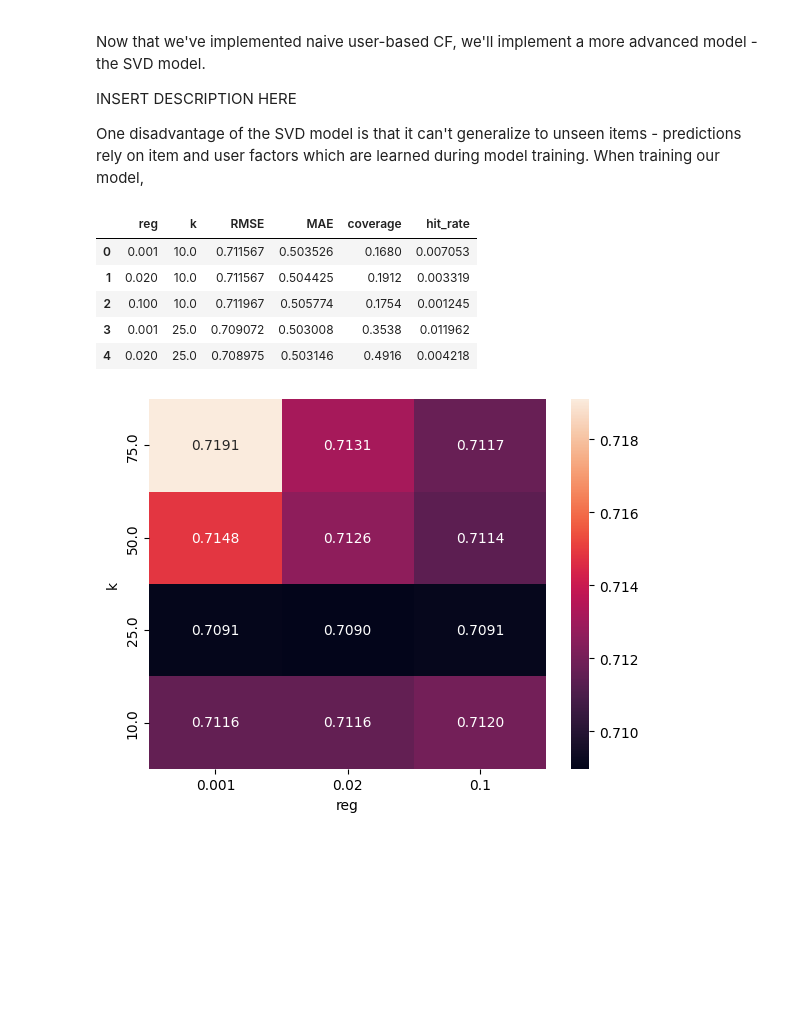
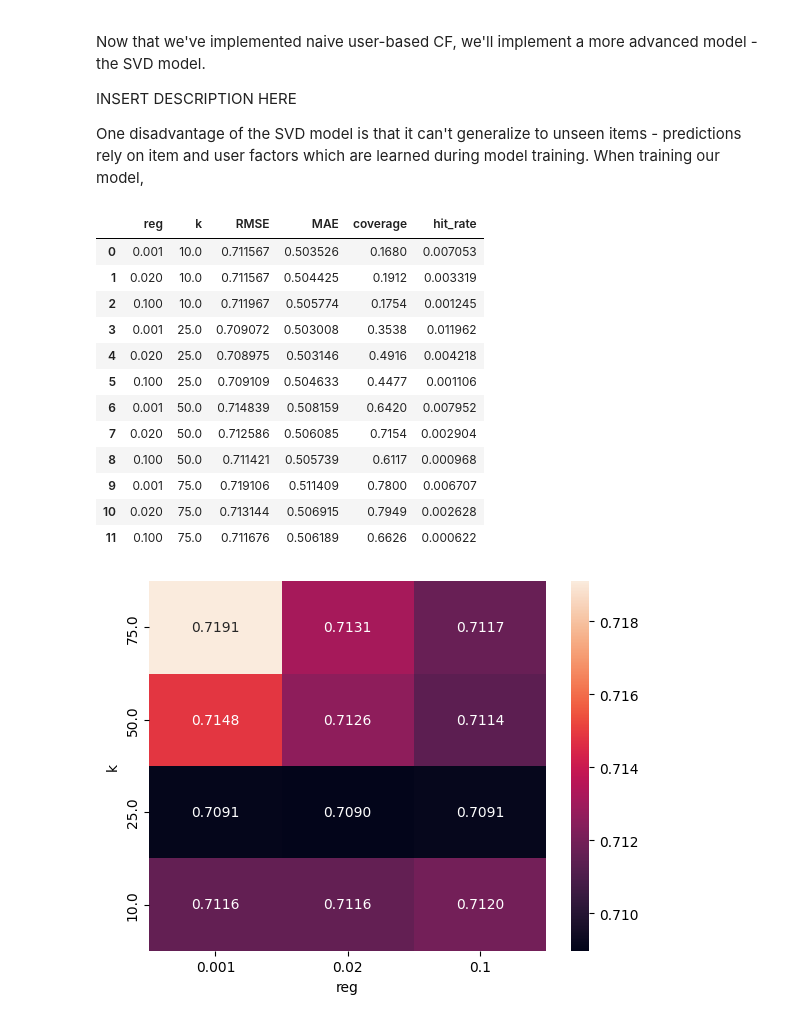
Before and after one commit to LucasLyons/Beer-Project, a Jupyter notebook: notebooks/04_SVD.ipynb, the cells around one changed output. Cells and saved outputs as stored; diff of their text form; code cells hidden in the pictures; blank space fills up the shorter version.

```diff
--- a/notebooks/04_SVD.ipynb
+++ b/notebooks/04_SVD.ipynb
@@ -52,7 +52,7 @@ models = []
 grid_search = pd.DataFrame(columns=('reg', 'k', 'RMSE', 'MAE', 'coverage', 'hit_rate'))
 for k, reg in grid:
     # fit model with grid params
-    model = SVD(k=k, reg=reg)
+    model = ManualSVD(k=k, reg=reg)
     model.fit(ui_csr, validation, verbose=False)
     #evaluate
     N_1, N_2 = 100, 10
@@ -70,14 +70,21 @@ with open("../artifacts/models.pkl", "rb") as f:
 with open("../data/grid_search.pkl", "rb") as f:
     grid_search = pickle.load(f)
 # %%
-grid_search.head()
+grid_search
 # %% [output]
 |  | reg | k | RMSE | MAE | coverage | hit_rate |
 | 0 | 0.001 | 10.0 | 0.711567 | 0.503526 | 0.1680 | 0.007053 |
 | 1 | 0.020 | 10.0 | 0.711567 | 0.504425 | 0.1912 | 0.003319 |
 | 2 | 0.100 | 10.0 | 0.711967 | 0.505774 | 0.1754 | 0.001245 |
 | 3 | 0.001 | 25.0 | 0.709072 | 0.503008 | 0.3538 | 0.011962 |
 | 4 | 0.020 | 25.0 | 0.708975 | 0.503146 | 0.4916 | 0.004218 |
+| 5 | 0.100 | 25.0 | 0.709109 | 0.504633 | 0.4477 | 0.001106 |
+| 6 | 0.001 | 50.0 | 0.714839 | 0.508159 | 0.6420 | 0.007952 |
+| 7 | 0.020 | 50.0 | 0.712586 | 0.506085 | 0.7154 | 0.002904 |
+| 8 | 0.100 | 50.0 | 0.711421 | 0.505739 | 0.6117 | 0.000968 |
+| 9 | 0.001 | 75.0 | 0.719106 | 0.511409 | 0.7800 | 0.006707 |
+| 10 | 0.020 | 75.0 | 0.713144 | 0.506915 | 0.7949 | 0.002628 |
+| 11 | 0.100 | 75.0 | 0.711676 | 0.506189 | 0.6626 | 0.000622 |
 # %%
 # plot RMSE values
 # these values are the clipped prediction RMSE values, not the SGD learning values
```
Also changed, not shown: parts of 1 cell of this notebook, 6 other files.
